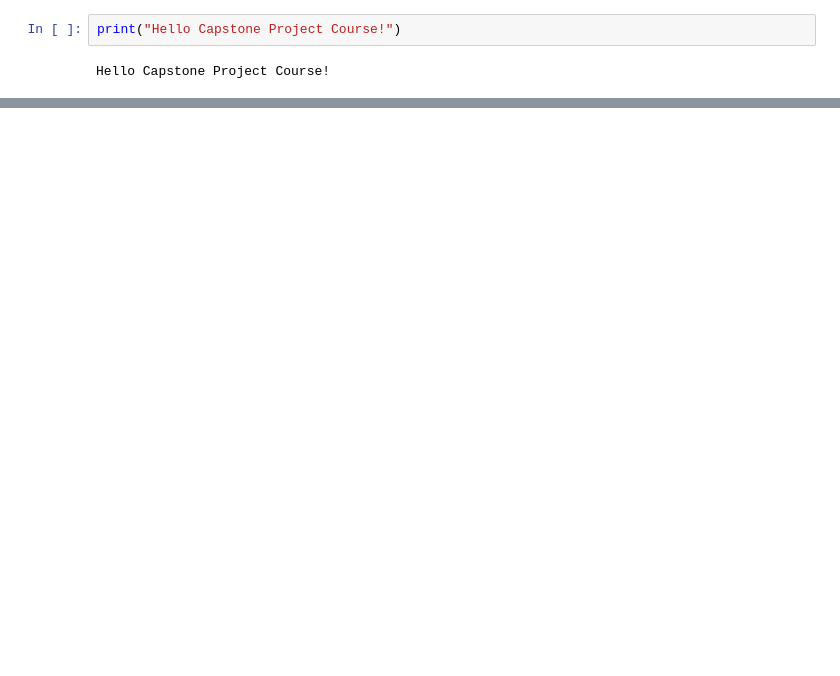
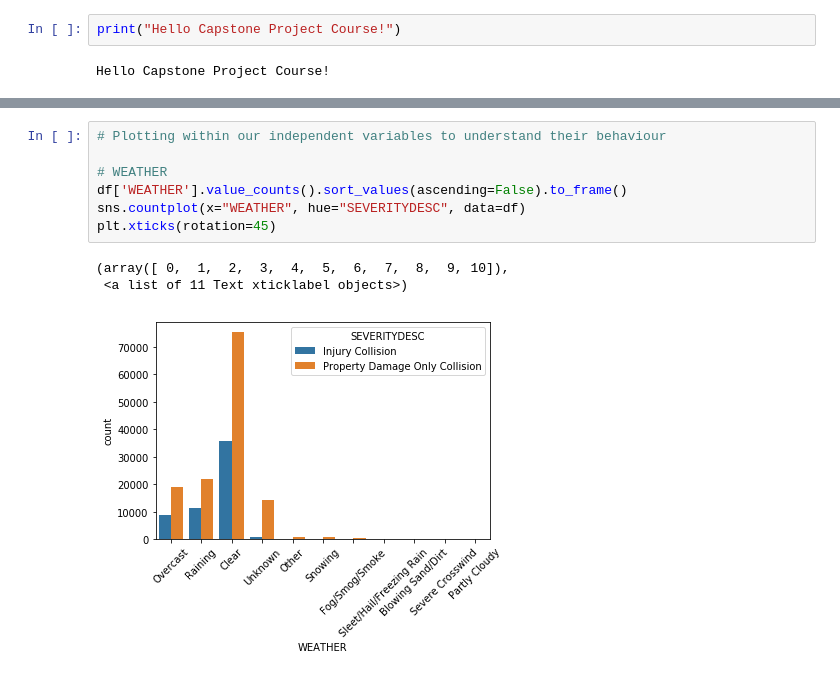
Before and after one commit to Jovanny0509/Coursera_Capstone, a Jupyter notebook: Coursera_Capstone.ipynb, the cells around one changed output, grey strips where cells are left out. Drawn from its saved outputs; the diff is of its cells as text; blank space fills up the shorter version.

```diff
--- a/Coursera_Capstone.ipynb
+++ b/Coursera_Capstone.ipynb
@@ -37,0 +158,11 @@ Name: SEVERITYCODE, dtype: int64
+# %%
+# Plotting within our independent variables to understand their behaviour
+
+# WEATHER
+df['WEATHER'].value_counts().sort_values(ascending=False).to_frame()
+sns.countplot(x="WEATHER", hue="SEVERITYDESC", data=df)
+plt.xticks(rotation=45)
+# %% [output]
+(array([ 0,  1,  2,  3,  4,  5,  6,  7,  8,  9, 10]),
+ <a list of 11 Text xticklabel objects>)
+[figure, added]
```
Also changed, not shown: parts of 31 cells of this notebook.
